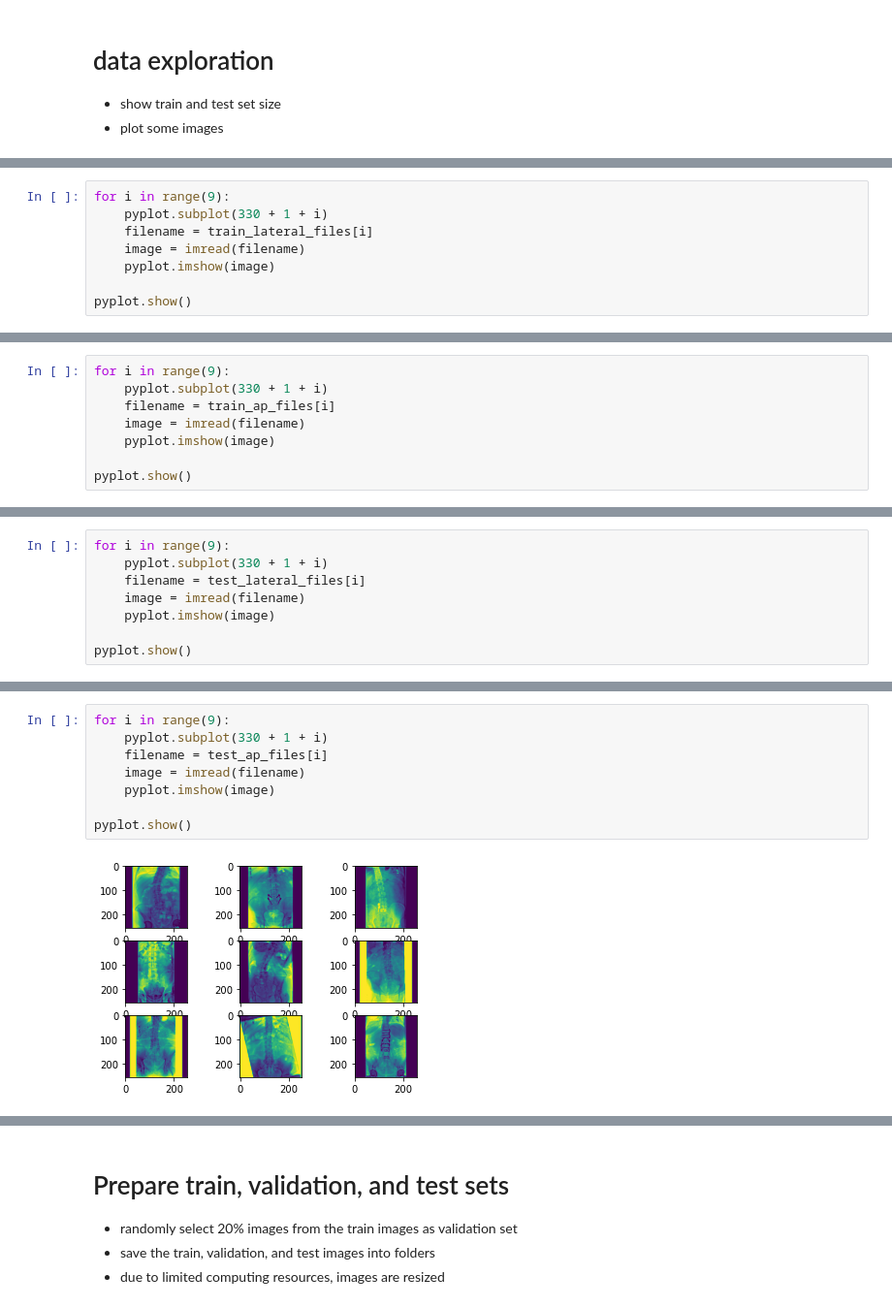
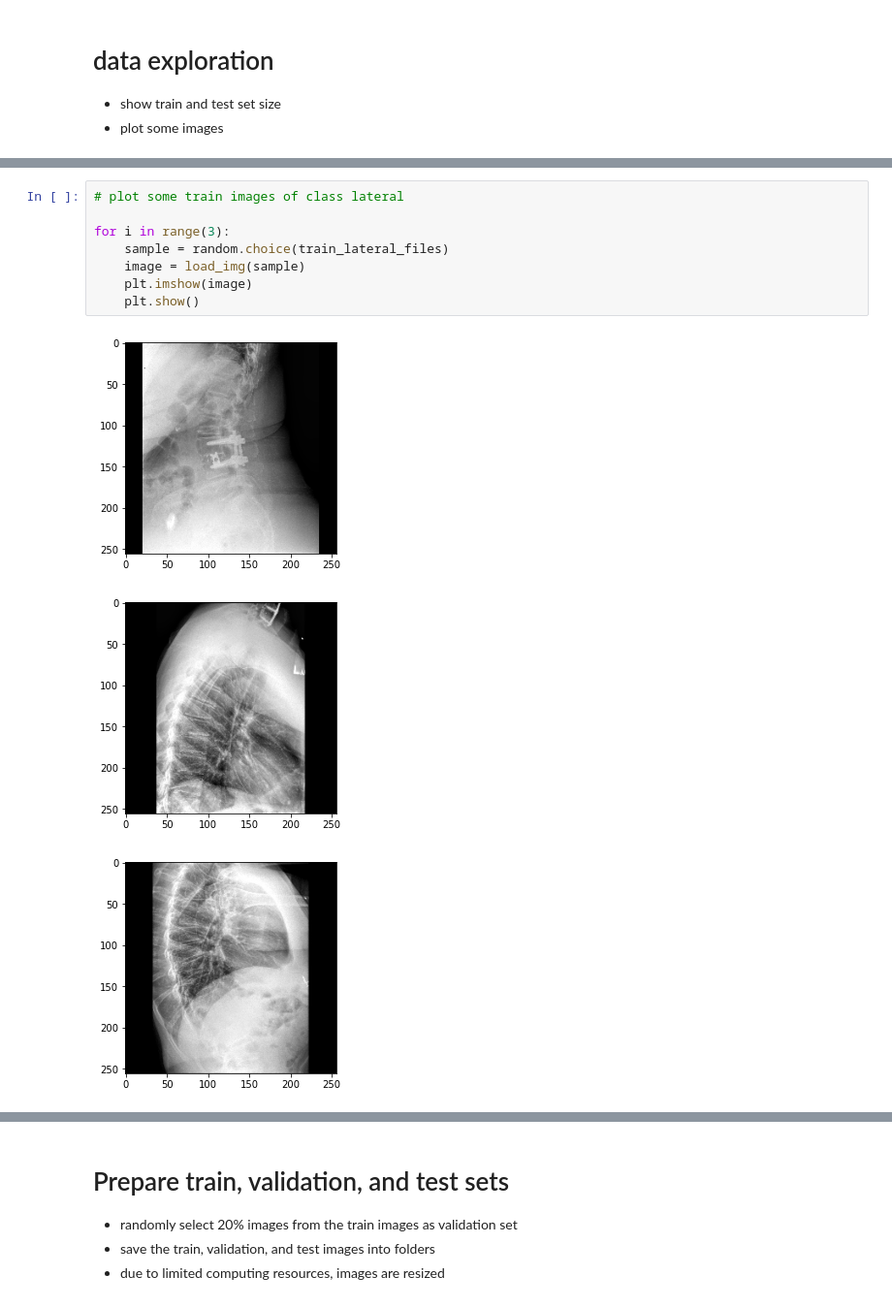
Before and after one commit to ck-unifr/x-ray_image_classification, a Jupyter notebook: x-ray_image_classification.ipynb, the cells around one changed output, grey strips where cells are left out. Shown at 97% size. Cells and saved outputs as stored; diff of their text form.

```diff
--- a/x-ray_image_classification.ipynb
+++ b/x-ray_image_classification.ipynb
@@ -136,11 +149,3 @@ print('number of test ap images', len(test_ap_files))
 # %% [output]
 number of test lateral images 13
 number of test ap images 14
-# %%
-for i in range(9):
-    pyplot.subplot(330 + 1 + i)
-    filename = train_lateral_files[i]
-    image = imread(filename)
-    pyplot.imshow(image)
-
-pyplot.show()
@@ -149,8 +151,0 @@ pyplot.show()
-# %%
-for i in range(9):
-    pyplot.subplot(330 + 1 + i)
-    filename = train_ap_files[i]
-    image = imread(filename)
-    pyplot.imshow(image)
-
-pyplot.show()
@@ -159,8 +151,0 @@ pyplot.show()
-# %%
-for i in range(9):
-    pyplot.subplot(330 + 1 + i)
-    filename = test_lateral_files[i]
-    image = imread(filename)
-    pyplot.imshow(image)
-
-pyplot.show()
@@ -169,10 +152,12 @@ pyplot.show()
-# %%
-for i in range(9):
-    pyplot.subplot(330 + 1 + i)
-    filename = test_ap_files[i]
-    image = imread(filename)
-    pyplot.imshow(image)
-
-pyplot.show()
-# %% [output]
-[figure, removed]
+# %%
+# plot some train images of class lateral
+
+for i in range(3):
+    sample = random.choice(train_lateral_files)
+    image = load_img(sample)
+    plt.imshow(image)
+    plt.show()
+# %% [output]
+[figure, added]
+[figure, added]
+[figure, added]
```
Also changed, not shown: parts of 39 cells of this notebook.
